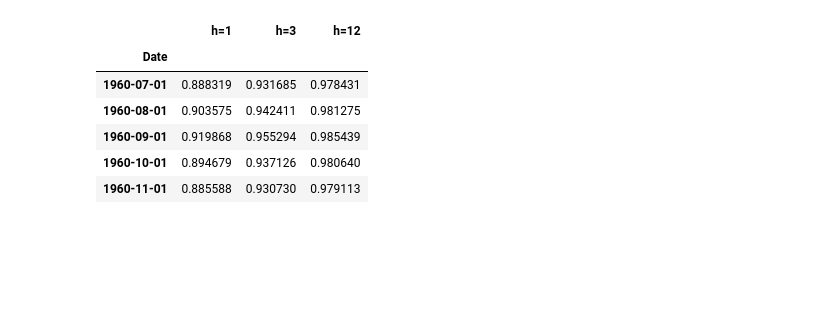
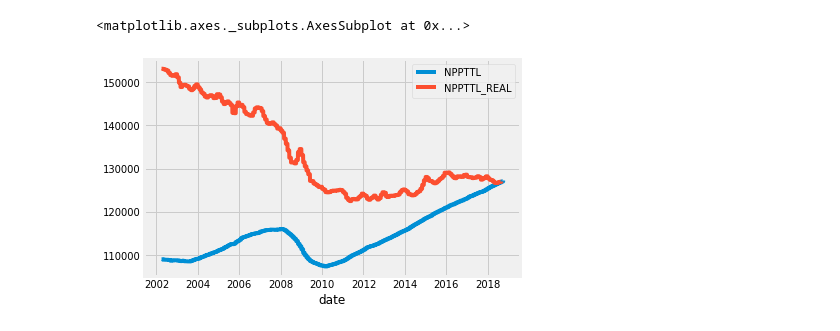
Before and after one commit to pogoetic/stego, a Jupyter notebook: stegonbk.ipynb, the cells around one changed output. Cells and saved outputs as stored; diff of their text form; code cells hidden in the pictures; blank space fills up the shorter version.

```diff
--- a/stegonbk.ipynb
+++ b/stegonbk.ipynb
@@ -159,11 +167,9 @@ except:
                                 nrows=1773)
 
 shiller_df['Date'] = shiller_df['Date'].apply(lambda x: '{}0'.format(x)[:7]+'.01')
-
 shiller_df.set_index(pd.DatetimeIndex(shiller_df['Date']),inplace=True)
 shiller_df.drop(columns=['Date'],inplace=True)
 shiller_df.rename(columns={'Closing Value': 'SP500'},inplace=True)
-
 shiller_sp500 = dailyresample(data=shiller_df['P'],seriesname='SP500')
 shiller_sp500 = shiller_sp500.loc[:'1927-12-29'] #remove dates that overlap with our other datasets
 
@@ -216,6 +222,15 @@ NROU = dailyresample(data=NROU,seriesname='NROU')
 NROUST = fred.get_series('NROUST') # Natural Rate of Unemployment (Short-Term), Quarterly
 NROUST = dailyresample(data=NROUST,seriesname='NROUST')
 
+UNRATE = fred.get_series('UNRATE') # Civilian Unemployment Rate
+UNRATE = dailyresample(data=UNRATE,seriesname='UNRATE')
+
+UNRATE=pd.merge(UNRATE,NROU,how='left',on='date')
+UNRATE=pd.merge(UNRATE,NROUST,how='left',on='date')
+UNRATE['UNGAP']=UNRATE['UNRATE']-UNRATE['NROU']
+UNRATE['UNGAPST']=UNRATE['UNRATE']-UNRATE['NROUST']
+UNRATE[['UNGAP','UNGAPST']]=UNRATE[['UNGAP','UNGAPST']].fillna(0)
+
 """
 One of the most reliable and consistent predictors of recession has been the Treasury yield curve. Recessions are always preceded by a flat or inverted yield curve, usually occurring about 12 months before the downturn begins.
 This occurs with T-bill yields rising as Fed policy becomes restrictive while 10-year yields rise at a slower pace. Looking at the current cycle, we expect that steady increases in the fed funds rate will continue to flatten the yield curve over the next 12–18 months.
@@ -243,3 +258,8 @@ Looking at the current cycle, real retail sales growth has been steady at around
 #Need to adjust for inflation to get Real
 RETAILSMSA = fred.get_series('RETAILSMSA') # Retailers Sales, Seasonally Adjusted, Monthly
 RETAILSMSA = dailyresample(data=RETAILSMSA,seriesname='RETAILSMSA')
+
+#CPI Index for INFLATION ADJUSTMENT (goes back to 1913)
+CPIAUCNS = fred.get_series('CPIAUCNS') # Consumer Price Index for All Urban Consumers: All Items
+CPIAUCNS = dailyresample(data=CPIAUCNS,seriesname='CPIAUCNS')
+CPIAUCNS['CPIMultiplier'] = CPIAUCNS['CPIAUCNS'].iloc[-1] / CPIAUCNS['CPIAUCNS'] #index to today's prices
@@ -246,3 +274,10 @@ RETAILSMSA = dailyresample(data=RETAILSMSA,seriesname='RETAILSMSA')
+# %%
+NPPTTL=pd.merge(NPPTTL,CPIAUCNS,how='left',on='date')
+NPPTTL['NPPTTL_REAL']=NPPTTL['NPPTTL']*NPPTTL['CPIMultiplier']
+NPPTTL[['NPPTTL','NPPTTL_REAL']].plot()
+# %% [output]
+<matplotlib.axes._subplots.AxesSubplot at 0x...>
+[figure, added]
 # %%
 #Pull Economic Uncertainty Index
 #https://www.sydneyludvigson.com/data-and-appendixes/
@@ -253,20 +288,17 @@ except:
     urllib.request.urlretrieve('https://www.sydneyludvigson.com/s/MacroFinanceUncertainty_2018AUG_update.zip','./required/MacroFinanceUncertainty_2018AUG_update.zip')
 
 econuncert_df = pd.read_csv(filepath_or_buffer=zip_file.open('MacroUncertaintyToCirculate.csv'),header=0)
+econuncert_df.set_index(pd.DatetimeIndex(econuncert_df['Date']),inplace=True)
+econuncert_df.drop(columns=['Date'],inplace=True)
+econuncert_1_df = dailyresample(data=econuncert_df['h=1'],seriesname='econuncert_h1')
+econuncert_3_df = dailyresample(data=econuncert_df['h=3'],seriesname='econuncert_h3')
+econuncert_12_df = dailyresample(data=econuncert_df['h=12'],seriesname='econuncert_h12')
+
 finuncert_df = pd.read_csv(filepath_or_buffer=zip_file.open('FinancialUncertaintyToCirculate.csv'),header=0)
-
 finuncert_df.set_index(pd.DatetimeIndex(finuncert_df['Date']),inplace=True)
 finuncert_df.drop(columns=['Date'],inplace=True)
+finuncert_1_df = dailyresample(data=finuncert_df['h=1'],seriesname='finuncert_h1')
+finuncert_3_df = dailyresample(data=finuncert_df['h=3'],seriesname='finuncert_h3')
+finuncert_12_df = dailyresample(data=finuncert_df['h=12'],seriesname='finuncert_h12')
 
-finuncert_df.head()
-
-#Scrape LEI data from web (auto or manual)
-#https://www.conference-board.org/data/bciarchive.cfm?cid=1
+#finuncert_1_df.head()
-# %% [output]
-|  | h=1 | h=3 | h=12 |
-| Date |  |  |  |
-| 1960-07-01 | 0.888319 | 0.931685 | 0.978431 |
-| 1960-08-01 | 0.903575 | 0.942411 | 0.981275 |
-| 1960-09-01 | 0.919868 | 0.955294 | 0.985439 |
-| 1960-10-01 | 0.894679 | 0.937126 | 0.980640 |
-| 1960-11-01 | 0.885588 | 0.930730 | 0.979113 |
```
Also changed, not shown: parts of 8 cells of this notebook.
